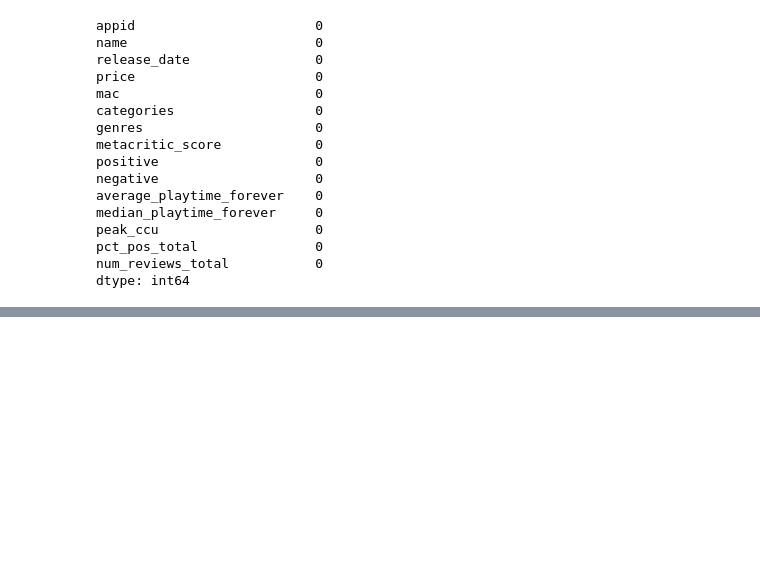
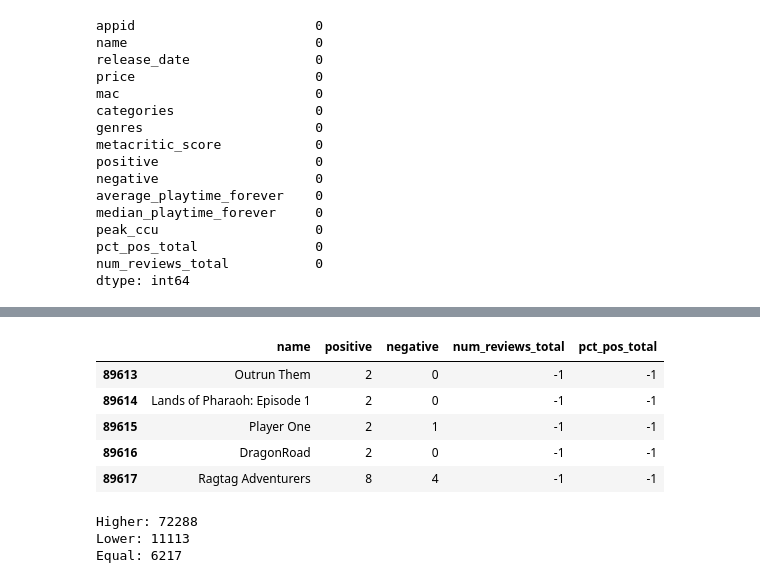
Before and after one commit to 2026742-BRENO/2026742-CCT, a Jupyter notebook: CA2/notebooks/CA2_Notebook.ipynb, the cells around one changed output, grey strips where cells are left out. Cells and saved outputs as stored; diff of their text form; code cells hidden in the pictures; blank space fills up the shorter version.

```diff
--- a/CA2/notebooks/CA2_Notebook.ipynb
+++ b/CA2/notebooks/CA2_Notebook.ipynb
@@ -119,0 +324,28 @@ These values require further investigation, as they may represent valid observat
+# %%
+df.loc[~review_consistency, [
+    "name",
+    "positive",
+    "negative",
+    "num_reviews_total",
+    "pct_pos_total"
+]].tail(5)
+# %% [output]
+|  | name | positive | negative | num_reviews_total | pct_pos_total |
+| 89613 | Outrun Them | 2 | 0 | -1 | -1 |
+| 89614 | Lands of Pharaoh: Episode 1 | 2 | 0 | -1 | -1 |
+| 89615 | Player One | 2 | 1 | -1 | -1 |
+| 89616 | DragonRoad | 2 | 0 | -1 | -1 |
+| 89617 | Ragtag Adventurers | 8 | 4 | -1 | -1 |
+# %%
+review_difference = (
+    df["positive"] + df["negative"]
+    - df["num_reviews_total"]
+)
+
+print("Higher:", (review_difference > 0).sum())
+print("Lower:", (review_difference < 0).sum())
+print("Equal:", (review_difference == 0).sum())
+# %% [output]
+Higher: 72288
+Lower: 11113
+Equal: 6217
```
Also changed, not shown: parts of 32 cells of this notebook.
